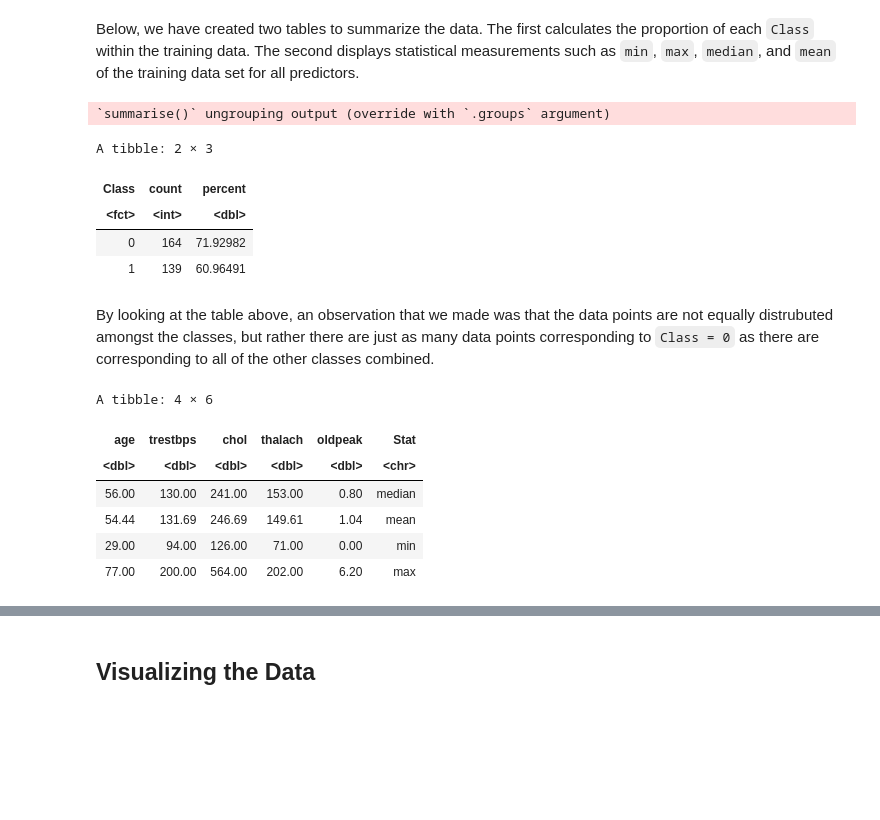
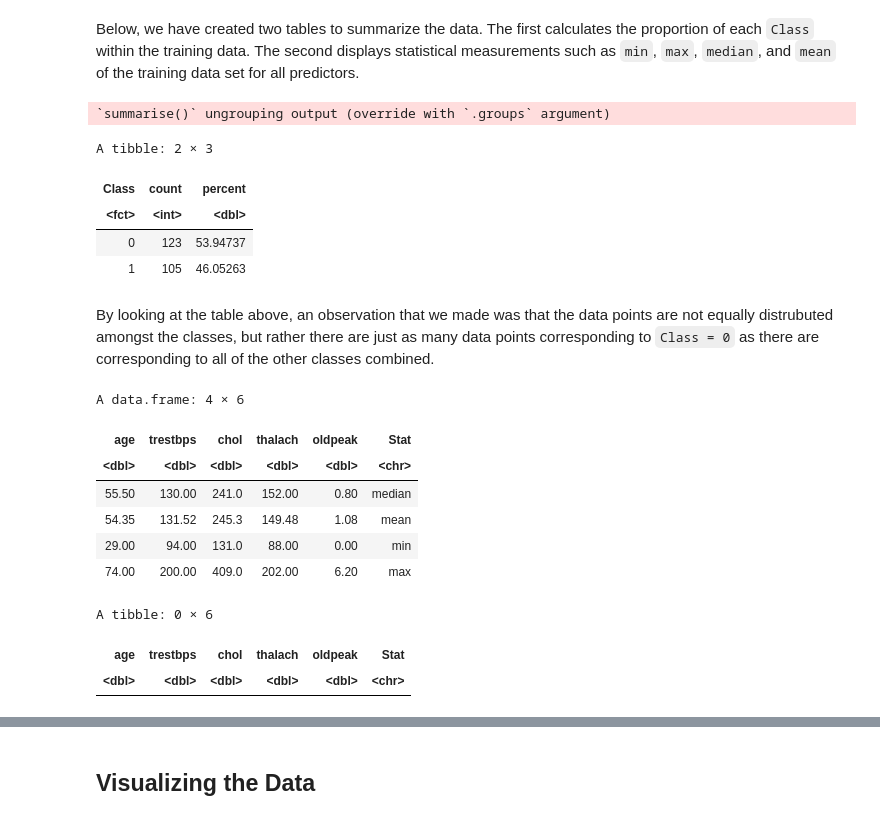
Before and after one commit to jamiema1/Predicting-Heart-Disease-with-KNN-Algorithm, a Jupyter notebook: final_report.ipynb, the cells around one changed output, grey strips where cells are left out. Saved outputs shown, nothing was run; the diff lists cells and outputs as text; code cells hidden in the pictures; blank space fills up the shorter version.

Commit message:
Changed some of the Data Analysis to match the feedback from the proposal

```diff
--- a/final_report.ipynb
+++ b/final_report.ipynb
@@ -110,7 +111,7 @@ A tibble: 6 × 6
 Below, we have created two tables to summarize the data. The first calculates the proportion of each `Class` within the training data. The second displays statistical measurements such as `min`, `max`, `median`, and `mean` of the training data set for all predictors.
 # %%
 #creates a table that displays the count and percentage of each class in the training data
-heart_proportions <- heart_data %>%
+heart_proportions <- heart_training %>%
                       group_by(Class) %>%
                       summarize("count" = n()) %>%
                       mutate(percent = 100*count/nrow(heart_training))
@@ -120,41 +121,45 @@ heart_proportions
 A tibble: 2 × 3
 | Class | count | percent |
 | <fct> | <int> | <dbl> |
-| 0 | 164 | 71.92982 |
-| 1 | 139 | 60.96491 |
+| 0 | 123 | 53.94737 |
+| 1 | 105 | 46.05263 |
 # %% [markdown]
 By looking at the table above, an observation that we made was that the data points are not equally distrubuted amongst the classes, but rather there are just as many data points corresponding to `Class = 0` as there are corresponding to all of the other classes combined.
 # %%
+#training data with the class coloumn r
+heart_training_no_class <- select(heart_training, - Class)
+
 #creates a data table with the mean, median, min, and max values of each predictors
-heart_median <- heart_data %>%
-                select(-Class) %>%
-                map_df(median, na.rm = TRUE) %>%
-                mutate(Stat = "median")
-heart_mean <- heart_data %>%
-                select(-Class) %>%
+heart_median <- heart_training_no_class %>%
+                map_df(median, na.rm = TRUE)
+heart_mean <- heart_training_no_class %>%
                 map_df(mean, na.rm = TRUE) %>%
                 t() %>%
                 round(digits = 2) %>%
                 t() %>%
-                as.tibble() %>%
-                mutate(Stat = "mean")
-heart_min <- heart_data %>%
-                select(-Class) %>%
-                map_df(min, na.rm = TRUE) %>%
-                mutate(Stat = "min")
-heart_max <- heart_data %>%
-                select(-Class) %>%
-                map_df(max, na.rm = TRUE) %>%
-                mutate(Stat = "max")
+                as.tibble()
+heart_min <- heart_training_no_class %>%
+                map_df(min, na.rm = TRUE)
+heart_max <- heart_training_no_class %>%
+                map_df(max, na.rm = TRUE)
+heart_na <- heart_training_no_class %>%
+    filter(is.na(age) | is.na(trestbps) | is.na(chol) | is.na(thalach) | is.na(oldpeak)) %>%
+    mutate(Stat = "NA")
 
 #combines all of the statistical measurements into one table
-heart_averages <- rbind(heart_median, heart_mean, heart_min, heart_max)
+heart_averages <- rbind(heart_median, heart_mean, heart_min, heart_max) %>%
+    cbind(Stat = c("median","mean","min","max"))
+
 heart_averages
+heart_na
 # %% [output]
-A tibble: 4 × 6
+A data.frame: 4 × 6
 | age | trestbps | chol | thalach | oldpeak | Stat |
 | <dbl> | <dbl> | <dbl> | <dbl> | <dbl> | <chr> |
-| 56.00 | 130.00 | 241.00 | 153.00 | 0.80 | median |
-| 54.44 | 131.69 | 246.69 | 149.61 | 1.04 | mean |
-| 29.00 | 94.00 | 126.00 | 71.00 | 0.00 | min |
-| 77.00 | 200.00 | 564.00 | 202.00 | 6.20 | max |
+| 55.50 | 130.00 | 241.0 | 152.00 | 0.80 | median |
+| 54.35 | 131.52 | 245.3 | 149.48 | 1.08 | mean |
+| 29.00 | 94.00 | 131.0 | 88.00 | 0.00 | min |
+| 74.00 | 200.00 | 409.0 | 202.00 | 6.20 | max |
+A tibble: 0 × 6
+| age | trestbps | chol | thalach | oldpeak | Stat |
+| <dbl> | <dbl> | <dbl> | <dbl> | <dbl> | <chr> |
```
Also changed, not shown: parts of 24 cells of this notebook.
